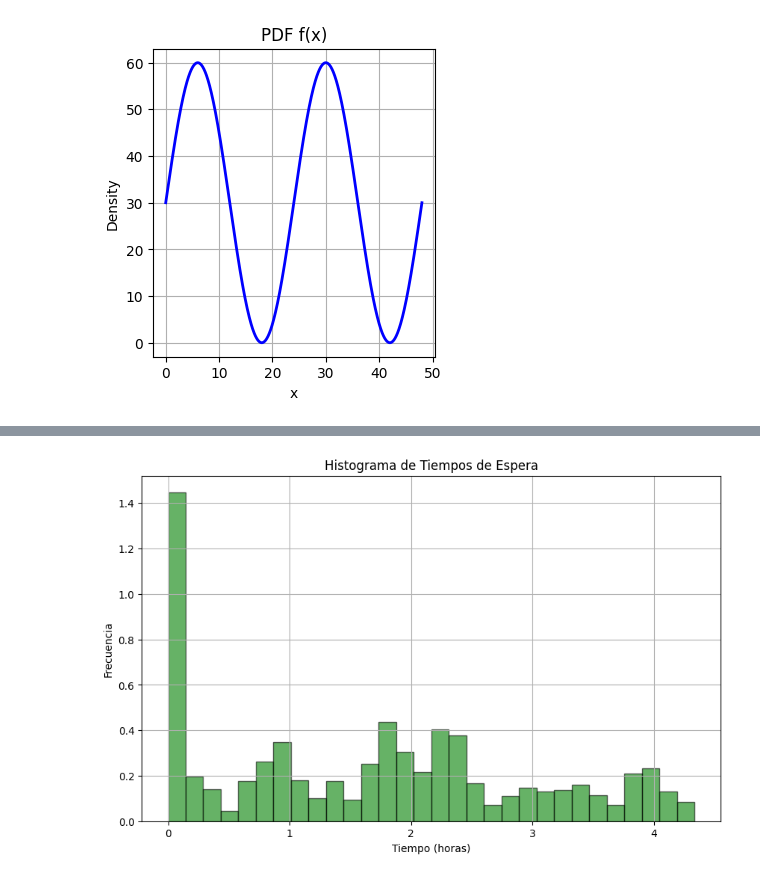
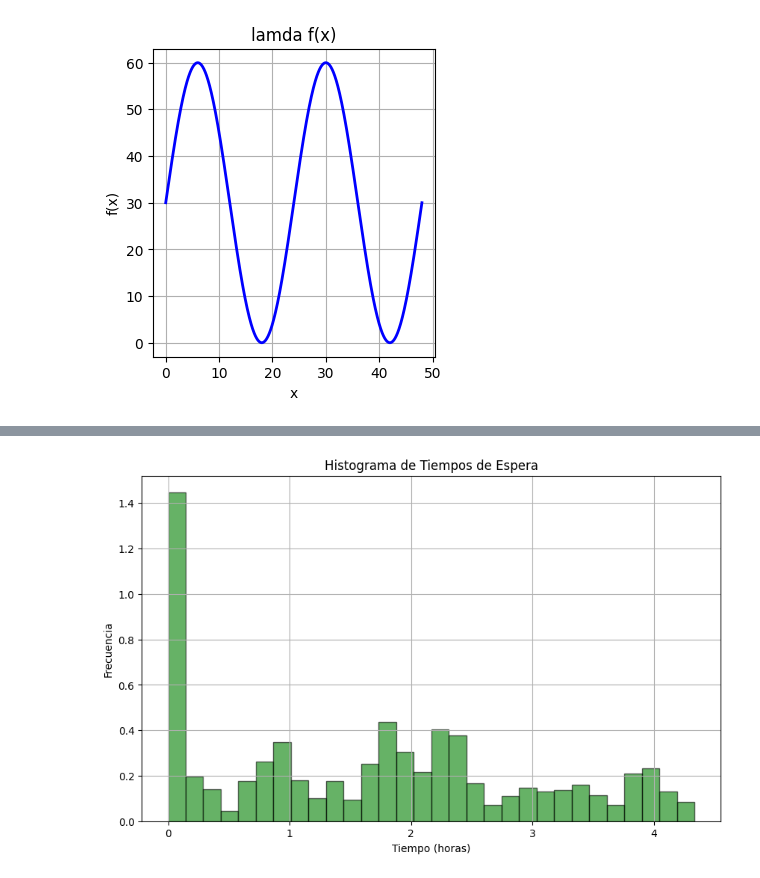
Before and after one commit to NicolasFernandezMontenegro/MyS_TF, a Jupyter notebook: main.ipynb, the cells around one changed output, grey strips where cells are left out. Saved outputs shown, nothing was run; the diff lists cells and outputs as text; code cells hidden in the pictures.

```diff
--- a/main.ipynb
+++ b/main.ipynb
@@ -39,21 +28,32 @@ def pdf(x):
 # %%
+import numpy as np
+import matplotlib.pyplot as plt
+
+def lamda(x):
+    x = np.asarray(x, dtype = float)
+    return np.piecewise(
+        x,
+        [x < 0, (0 <= x) & (x <= 48), x > 48],
+        [0, lambda x: lamda_t(x), 0]
+    )
+
 # Generate x values
 x = np.linspace(0, 48, 1000) #Esto crea un array x con 1000 valores equiespaciados entre 0 y 8.
 
 # Crea una figura con un tamaño de 8 pulgadas de ancho por 4 de alto
 plt.figure(figsize=(8, 4))
 
 # Plot PDF
 plt.subplot(1, 2, 1)
 #divide la figura en 1 fila y 2 columnas, y activa el primer panel (izquierdo) para graficar la PDF.
-plt.plot(x, pdf(x), 'b-', linewidth=2)
+plt.plot(x, lamda(x), 'b-', linewidth=2)
 #Se evalúa pdf(x) para todos los valores de x generados y se grafica como una línea azul ('b-') con grosor 2.
-plt.title('PDF f(x)')
+plt.title('lamda f(x)')
 plt.xlabel('x')
-plt.ylabel('Density')
+plt.ylabel('f(x)')
 plt.grid(True)
 # %% [output]
-[figure, old version]
+[figure, new version]
 # %%
 def queueSystem(hours=48):
     n, arribos =  Poisson_NH(hours)
```
Also changed, not shown: parts of 8 cells of this notebook.
